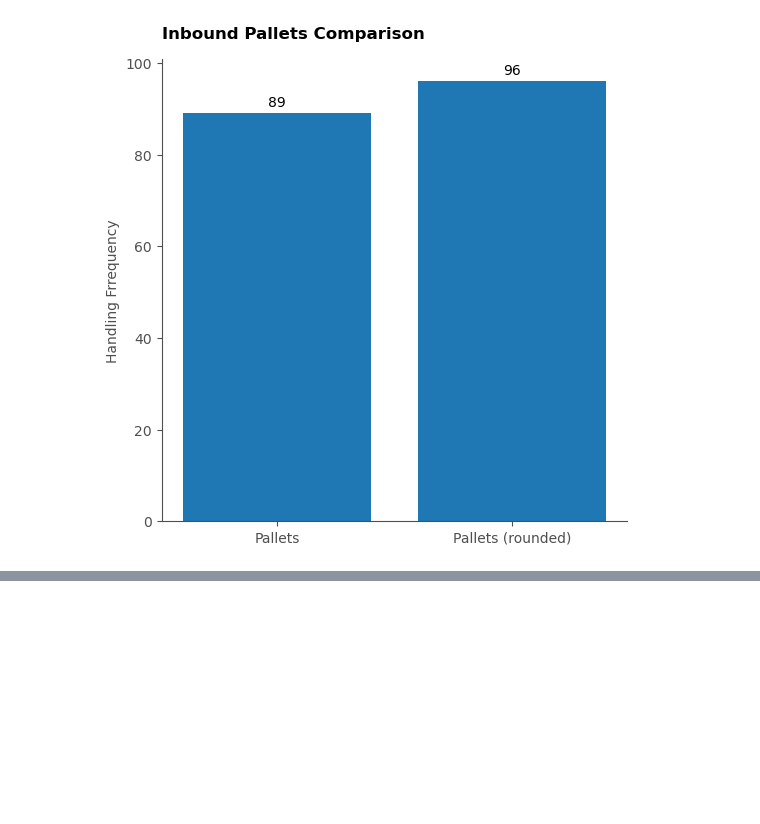
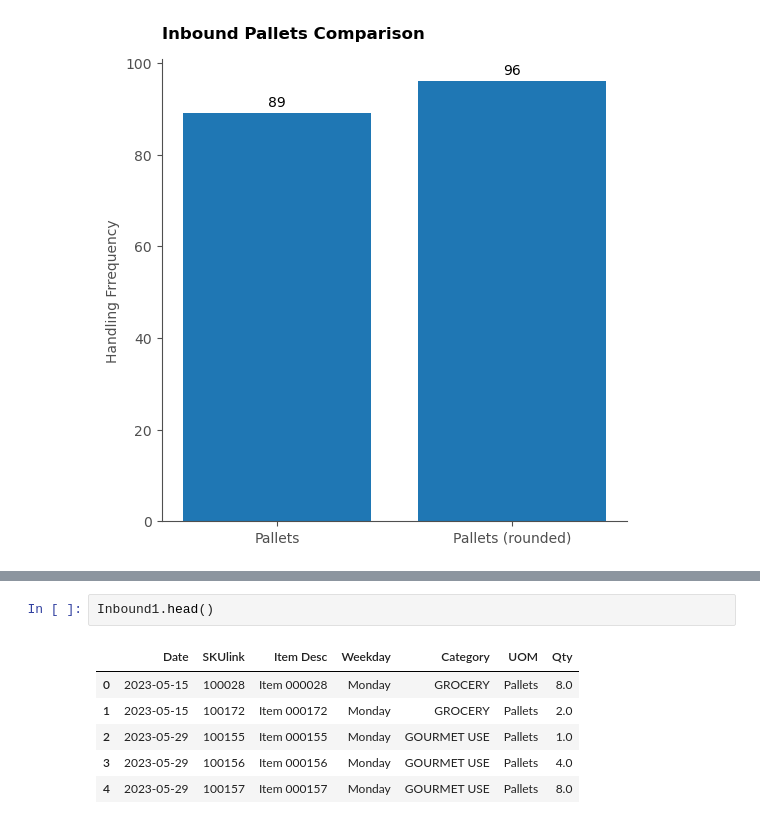
Before and after one commit to pychinnn/Receiving-Profile-Analysis-for-a-Retail-Distribution-Warehouse, a Jupyter notebook: Receiving Profile Analysis for a Retail Distribution Warehouse.ipynb, the cells around one changed output, grey strips where cells are left out. Drawn from its saved outputs; the diff is of its cells as text; blank space fills up the shorter version.

```diff
--- a/Receiving Profile Analysis for a Retail Distribution Warehouse.ipynb
+++ b/Receiving Profile Analysis for a Retail Distribution Warehouse.ipynb
@@ -238,0 +292,9 @@ plt.show()
+# %%
+Inbound1.head()
+# %% [output]
+|  | Date | SKUlink | Item Desc | Weekday | Category | UOM | Qty |
+| 0 | 2023-05-15 | 100028 | Item 000028 | Monday | GROCERY | Pallets | 8.0 |
+| 1 | 2023-05-15 | 100172 | Item 000172 | Monday | GROCERY | Pallets | 2.0 |
+| 2 | 2023-05-29 | 100155 | Item 000155 | Monday | GOURMET USE | Pallets | 1.0 |
+| 3 | 2023-05-29 | 100156 | Item 000156 | Monday | GOURMET USE | Pallets | 4.0 |
+| 4 | 2023-05-29 | 100157 | Item 000157 | Monday | GOURMET USE | Pallets | 8.0 |
```
Also changed, not shown: parts of 18 cells of this notebook, 3 other files.
